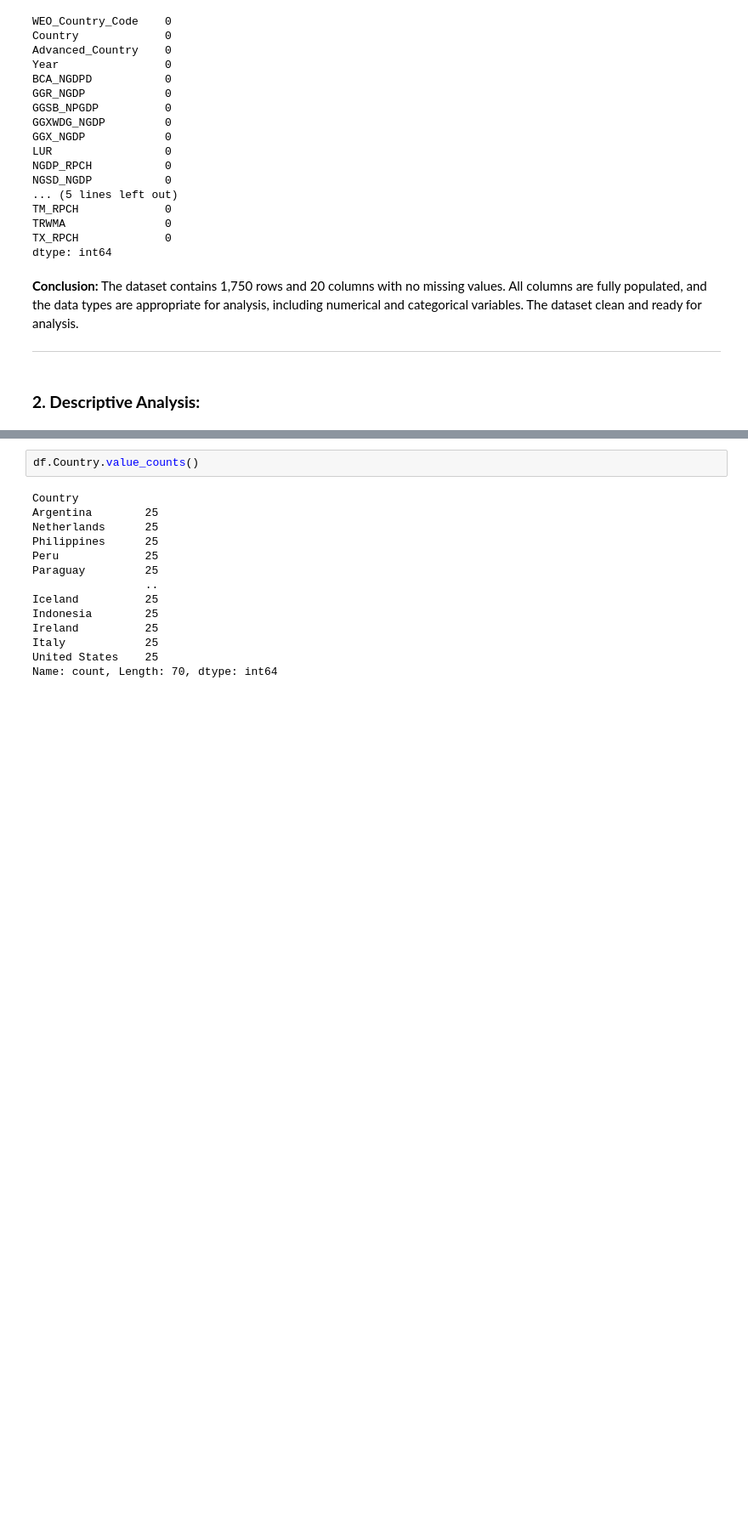
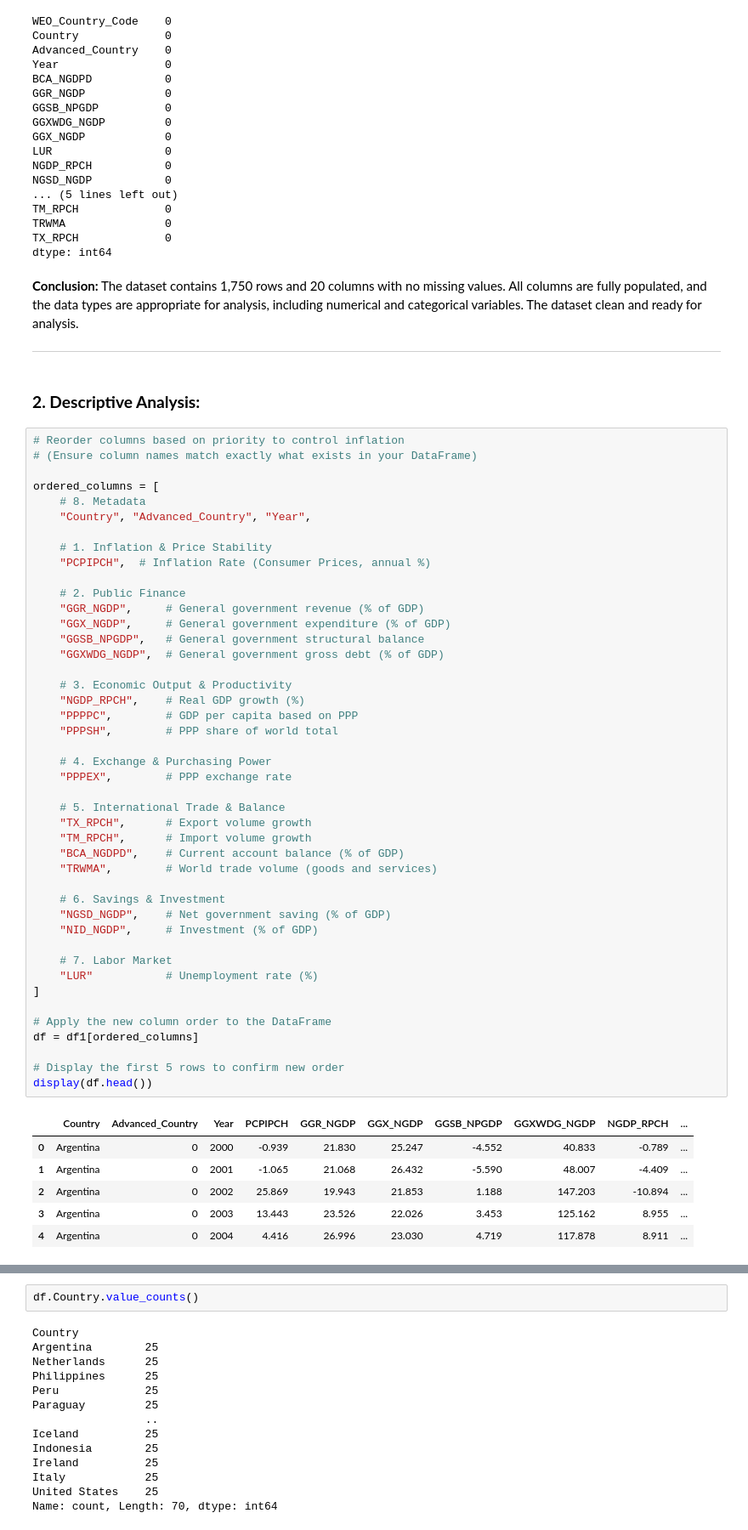
Before and after one commit to MohamedataS/Inflation-Forecasting-PanelModels, a Jupyter notebook: 04-Descriptive_Correlation_Analysis/01-Data_Analysis.ipynb, the cells around one changed output, grey strips where cells are left out. Shown: that part at 85% size. Drawn from its saved outputs; the diff is of its cells as text; blank space fills up the shorter version.

```diff
--- a/04-Descriptive_Correlation_Analysis/01-Data_Analysis.ipynb
+++ b/04-Descriptive_Correlation_Analysis/01-Data_Analysis.ipynb
@@ -203,6 +203,57 @@ The dataset contains 1,750 rows and 20 columns with no missing values. All colum
 <a id='2'></a>
 
 ### **2. Descriptive Analysis:**
+# %%
+# Reorder columns based on priority to control inflation
+# (Ensure column names match exactly what exists in your DataFrame)
+
+ordered_columns = [
+    # 8. Metadata
+    "Country", "Advanced_Country", "Year",
+
+    # 1. Inflation & Price Stability
+    "PCPIPCH",  # Inflation Rate (Consumer Prices, annual %)
+
+    # 2. Public Finance
+    "GGR_NGDP",     # General government revenue (% of GDP)
+    "GGX_NGDP",     # General government expenditure (% of GDP)
+    "GGSB_NPGDP",   # General government structural balance
+    "GGXWDG_NGDP",  # General government gross debt (% of GDP)
+
+    # 3. Economic Output & Productivity
+    "NGDP_RPCH",    # Real GDP growth (%)
+    "PPPPC",        # GDP per capita based on PPP
+    "PPPSH",        # PPP share of world total
+
+    # 4. Exchange & Purchasing Power
+    "PPPEX",        # PPP exchange rate
+
+    # 5. International Trade & Balance
+    "TX_RPCH",      # Export volume growth
+    "TM_RPCH",      # Import volume growth
+    "BCA_NGDPD",    # Current account balance (% of GDP)
+    "TRWMA",        # World trade volume (goods and services)
+
+    # 6. Savings & Investment
+    "NGSD_NGDP",    # Net government saving (% of GDP)
+    "NID_NGDP",     # Investment (% of GDP)
+
+    # 7. Labor Market
+    "LUR"           # Unemployment rate (%)
+]
+
+# Apply the new column order to the DataFrame
+df = df1[ordered_columns]
+
+# Display the first 5 rows to confirm new order
+display(df.head())
+# %% [output]
+|  | Country | Advanced_Country | Year | PCPIPCH | GGR_NGDP | GGX_NGDP | GGSB_NPGDP | GGXWDG_NGDP | NGDP_RPCH | ... |
+| 0 | Argentina | 0 | 2000 | -0.939 | 21.830 | 25.247 | -4.552 | 40.833 | -0.789 | ... |
+| 1 | Argentina | 0 | 2001 | -1.065 | 21.068 | 26.432 | -5.590 | 48.007 | -4.409 | ... |
+| 2 | Argentina | 0 | 2002 | 25.869 | 19.943 | 21.853 | 1.188 | 147.203 | -10.894 | ... |
+| 3 | Argentina | 0 | 2003 | 13.443 | 23.526 | 22.026 | 3.453 | 125.162 | 8.955 | ... |
+| 4 | Argentina | 0 | 2004 | 4.416 | 26.996 | 23.030 | 4.719 | 117.878 | 8.911 | ... |
 # %%
 df.describe().T
 # %% [output]
```
Also changed, not shown: parts of 18 cells of this notebook, 12 other files.
